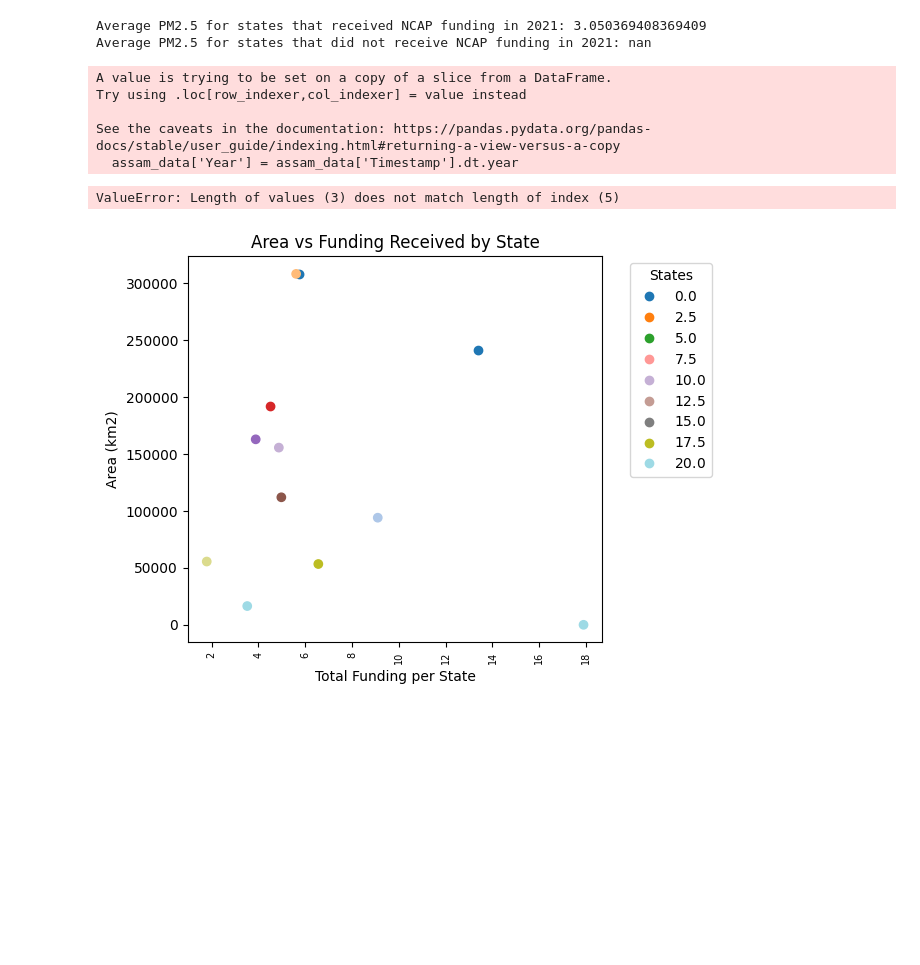
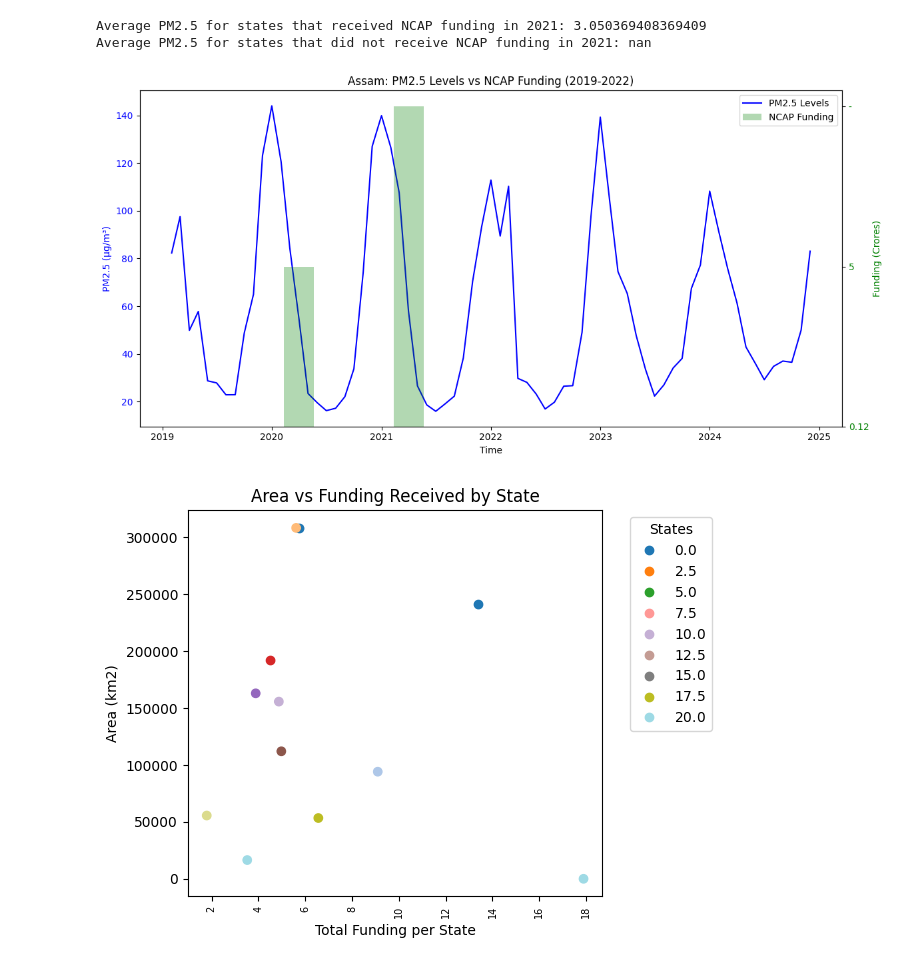
Before and after one commit to guptaaadhruv/PSDV_LAB3, a Jupyter notebook: 18th_feb.ipynb, the cells around one changed output. Saved outputs shown, nothing was run; the diff lists cells and outputs as text; code cells hidden in the pictures; blank space fills up the shorter version.

```diff
--- a/18th_feb.ipynb
+++ b/18th_feb.ipynb
@@ -399,27 +420,49 @@ Average PM2.5 for states that did not receive NCAP funding in 2021: nan
 # %%
 #Q2
 # Create a time series plot showing PM2.5 levels with an increment in NCAP funding for Assam. Has an increment of the financing led to
 # noticeable improvements in air quality?
 data = pd.read_csv('Data.csv')
-ncap = pd.read_csv('NCAP_Funding.csv')
+ncap_funding = pd.read_csv('NCAP_Funding.csv')
 
-data['Timestamp'] = pd.to_datetime(data['Timestamp'], errors='coerce')
-x = [2019,2020,2021]
-data = data[pd.to_datetime(data['Timestamp']).dt.year.isin(x)]
-assam_data = data[data['state'] == 'Assam']
-assam_data['Year'] = assam_data['Timestamp'].dt.year
-assam_pm25_avg = assam_data.groupby('Year')['PM2.5'].mean()
+assam_data = data[data['state'] == 'Assam'].copy()
+assam_data['Timestamp'] = pd.to_datetime(assam_data['Timestamp'])
+monthly_pm25 = assam_data.groupby([assam_data['Timestamp'].dt.to_period('M')])['PM2.5'].mean().reset_index()
+monthly_pm25['Timestamp'] = monthly_pm25['Timestamp'].dt.to_timestamp()
+assam_funding = ncap_funding[ncap_funding['State'] == 'Assam'].iloc[0]
+funding_years = ['2019-20', '2020-21', '2021-22']
+funding_amounts = [
+    assam_funding['Amount released during FY 2019-20'],
+    assam_funding['Amount released during FY 2020-21'],
+    assam_funding['Amount released during FY 2021-22']
+]
+# Create figure with two y-axes
+fig, ax1 = plt.subplots(figsize=(12, 6))
+ax2 = ax1.twinx()
 
-assam_funding = ncap[ncap['State'] == 'Assam'][['State', 'Amount released during FY 2021-22', 'Amount released during FY 2020-21','Amount released during FY 2019-20']]
-assam_funding['Year'] = [2019, 2020, 2021]
-merged_data = assam_pm25_avg.join(assam_funding, how = 'inner')
+# Plot PM2.5 levels
+line1 = ax1.plot(monthly_pm25['Timestamp'], monthly_pm25['PM2.5'],
+                 color='blue', label='PM2.5 Levels')
+ax1.set_xlabel('Time')
+ax1.set_ylabel('PM2.5 (μg/m³)', color='blue')
+ax1.tick_params(axis='y', labelcolor='blue')
+
+# Plot funding as vertical bars at specific dates
+funding_dates = pd.to_datetime(['2019-04-01', '2020-04-01', '2021-04-01'])
+bars = ax2.bar(funding_dates, funding_amounts, width=100, alpha=0.3,
+               color='green', label='NCAP Funding')
+ax2.set_ylabel('Funding (Crores)', color='green')
+ax2.tick_params(axis='y', labelcolor='green')
+
+# Combine legends
+lines1, labels1 = ax1.get_legend_handles_labels()
+lines2, labels2 = ax2.get_legend_handles_labels()
+ax1.legend(lines1 + lines2, labels1 + labels2, loc='upper right')
+
+plt.title('Assam: PM2.5 Levels vs NCAP Funding (2019-2022)')
+plt.tight_layout()
+plt.show()
 # %% [output]
-A value is trying to be set on a copy of a slice from a DataFrame.
-Try using .loc[row_indexer,col_indexer] = value instead
-
-See the caveats in the documentation: https://pandas.pydata.org/pandas-docs/stable/user_guide/indexing.html#returning-a-view-versus-a-copy
-  assam_data['Year'] = assam_data['Timestamp'].dt.year
-ValueError: Length of values (3) does not match length of index (5)
+[figure, added]
 # %%
 #Q3
 # Create a scatter plot to showcase the area versus funding received by a state. Mark every state with a different color and show
```
Also changed, not shown: parts of 17 cells of this notebook, 5 other files.
